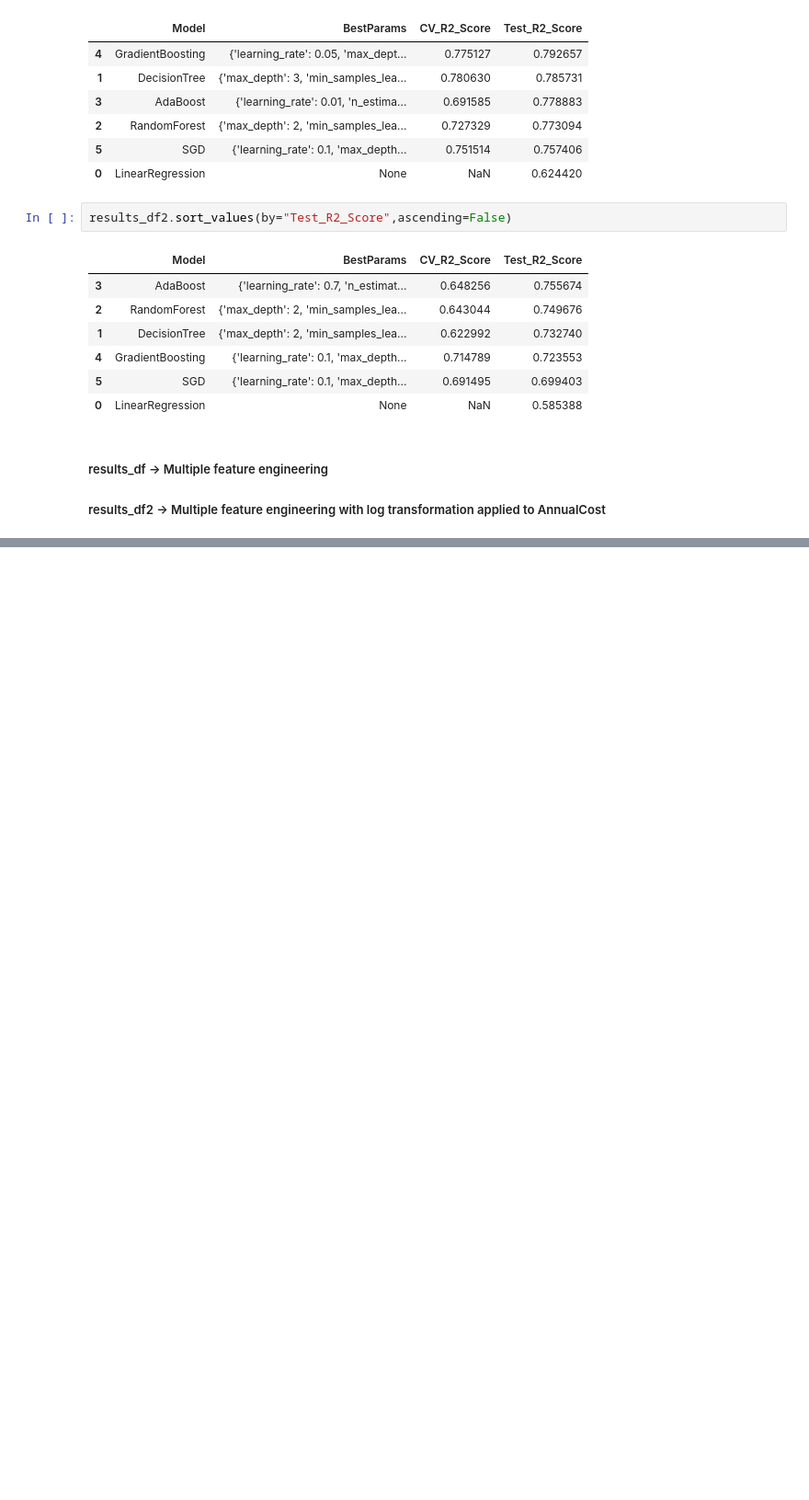
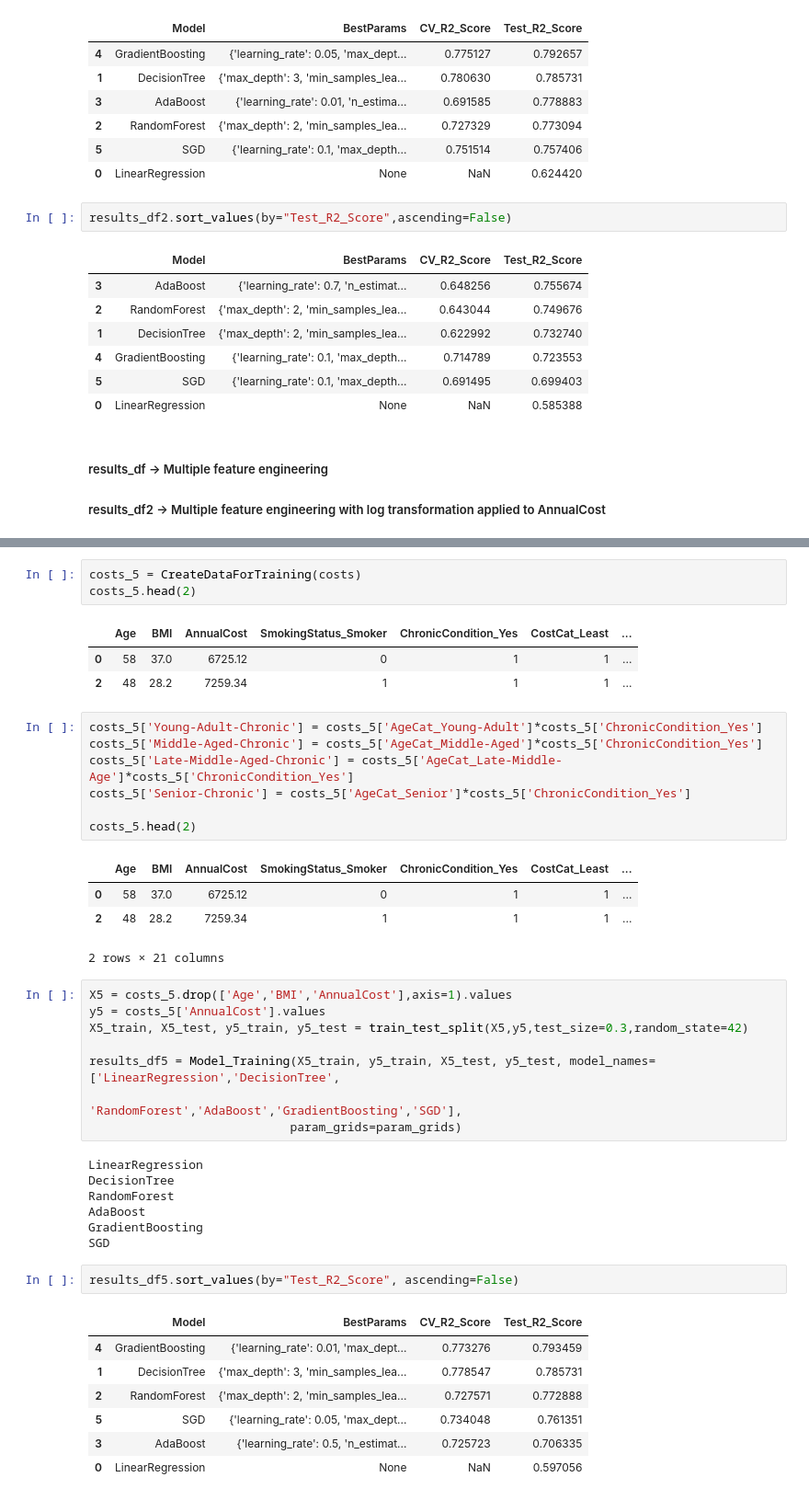
Before and after one commit to sumaaithal/Health_Care_Costs, a Jupyter notebook: notebook.ipynb, the cells around one changed output, grey strips where cells are left out. Shown at 92% size. Saved outputs shown, nothing was run; the diff lists cells and outputs as text; blank space fills up the shorter version.

```diff
--- a/notebook.ipynb
+++ b/notebook.ipynb
@@ -917,0 +973,44 @@ results_df2.sort_values(by="Test_R2_Score",ascending=False)
+# %%
+costs_5 = CreateDataForTraining(costs)
+costs_5.head(2)
+# %% [output]
+|  | Age | BMI | AnnualCost | SmokingStatus_Smoker | ChronicCondition_Yes | CostCat_Least | ... |
+| 0 | 58 | 37.0 | 6725.12 | 0 | 1 | 1 | ... |
+| 2 | 48 | 28.2 | 7259.34 | 1 | 1 | 1 | ... |
+# %%
+costs_5['Young-Adult-Chronic'] = costs_5['AgeCat_Young-Adult']*costs_5['ChronicCondition_Yes']
+costs_5['Middle-Aged-Chronic'] = costs_5['AgeCat_Middle-Aged']*costs_5['ChronicCondition_Yes']
+costs_5['Late-Middle-Aged-Chronic'] = costs_5['AgeCat_Late-Middle-Age']*costs_5['ChronicCondition_Yes']
+costs_5['Senior-Chronic'] = costs_5['AgeCat_Senior']*costs_5['ChronicCondition_Yes']
+
+costs_5.head(2)
+# %% [output]
+|  | Age | BMI | AnnualCost | SmokingStatus_Smoker | ChronicCondition_Yes | CostCat_Least | ... |
+| 0 | 58 | 37.0 | 6725.12 | 0 | 1 | 1 | ... |
+| 2 | 48 | 28.2 | 7259.34 | 1 | 1 | 1 | ... |
+2 rows × 21 columns
+# %%
+X5 = costs_5.drop(['Age','BMI','AnnualCost'],axis=1).values
+y5 = costs_5['AnnualCost'].values
+X5_train, X5_test, y5_train, y5_test = train_test_split(X5,y5,test_size=0.3,random_state=42)
+
+results_df5 = Model_Training(X5_train, y5_train, X5_test, y5_test, model_names=['LinearRegression','DecisionTree',
+                                                                           'RandomForest','AdaBoost','GradientBoosting','SGD'],
+                            param_grids=param_grids)
+# %% [output]
+LinearRegression
+DecisionTree
+RandomForest
+AdaBoost
+GradientBoosting
+SGD
+# %%
+results_df5.sort_values(by="Test_R2_Score", ascending=False)
+# %% [output]
+|  | Model | BestParams | CV_R2_Score | Test_R2_Score |
+| 4 | GradientBoosting | {'learning_rate': 0.01, 'max_dept... | 0.773276 | 0.793459 |
+| 1 | DecisionTree | {'max_depth': 3, 'min_samples_lea... | 0.778547 | 0.785731 |
+| 2 | RandomForest | {'max_depth': 2, 'min_samples_lea... | 0.727571 | 0.772888 |
+| 5 | SGD | {'learning_rate': 0.05, 'max_dept... | 0.734048 | 0.761351 |
+| 3 | AdaBoost | {'learning_rate': 0.5, 'n_estimat... | 0.725723 | 0.706335 |
+| 0 | LinearRegression | None | NaN | 0.597056 |
```
Also changed, not shown: parts of 46 cells of this notebook.
